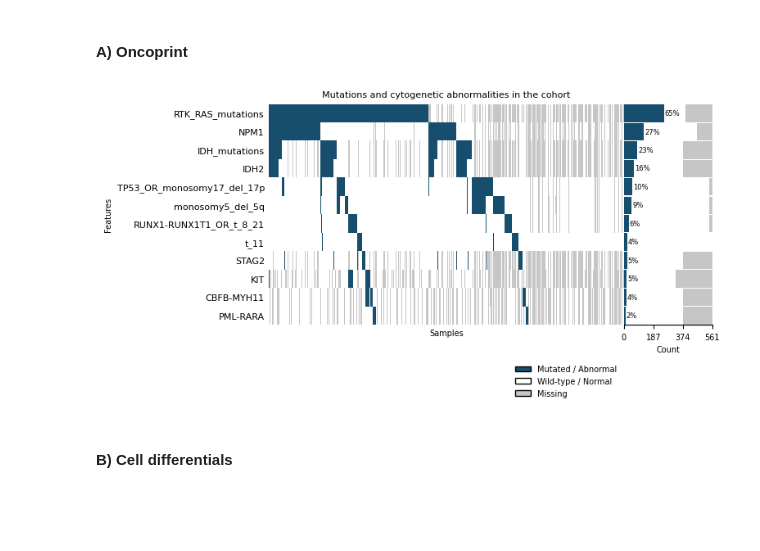
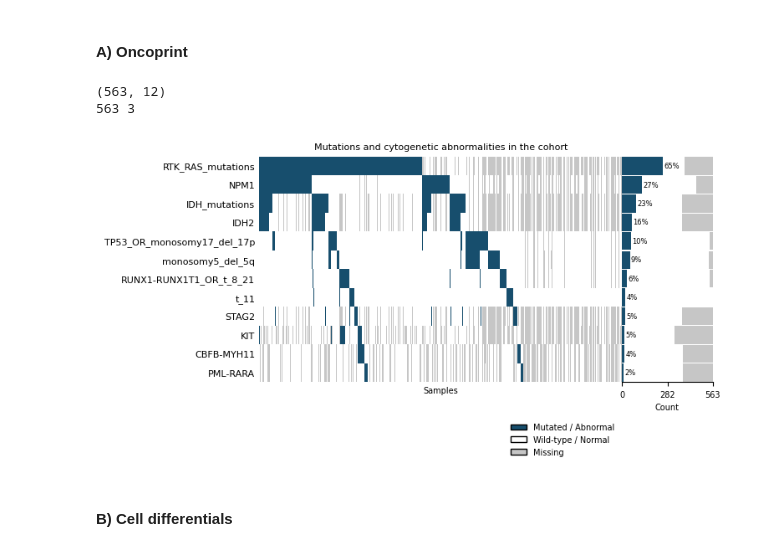
Before and after one commit to purz1/mut-pred-analysis, a Jupyter notebook: archive/data_analysis_30-01-2026.ipynb, the cells around one changed output. Saved outputs shown, nothing was run; the diff lists cells and outputs as text; code cells hidden in the pictures; blank space fills up the shorter version.

```diff
--- a/data_analysis.ipynb
+++ b/archive/data_analysis_30-01-2026.ipynb
@@ -1269,7 +1273,7 @@ def oncoprint(
 
     ax_heat.imshow(img, aspect="auto", interpolation="none", origin="upper")
 
-    ax_heat.set_xlim(-0.5, n_samples - 0.5)
+    ax_heat.set_xlim(-0.5, n_samples)
     ax_heat.set_ylim(-0.5, n_features - 0.5)
     ax_heat.set_xticks([])
     ax_heat.set_yticks(np.arange(n_features))
@@ -1329,7 +1333,11 @@ def oncoprint(
     ax_bar.set_yticks([])
     ax_bar.set_xlabel("Count", fontsize=fontsize - 1)
 
-    xticks = range(0, int(total_max) + 1, max(1, int(total_max) // num_xticks))
+    print(int(total_max), num_xticks)
+    # set last tick to total_max, and space ticks evenly with max `num_xticks` ticks
+    xticks = np.linspace(0, total_max, num=min(num_xticks, int(total_max) + 1), endpoint=True).round(0).astype(int)
+
+    #xticks = range(0, int(total_max) + 1, max(1, int(total_max) // num_xticks))
     ax_bar.set_xticks(xticks)
     ax_bar.set_xticklabels(xticks, fontsize=fontsize - 1)
 
@@ -2092,35 +2326,39 @@ Number of unique subjects across both datasets: 563
 subjects_with_image_date = set(df_bm["subject_id"]).union(set(df_pb["subject_id"]))
 
 # read labels (either from BM or PB) and filter to selected subjects
 labels = pd.read_excel(LABEL_DATA_PATH_BM)
 label_map = json.load(open(LABEL_MAP_PATH_BM, "r"))
 labels = get_target_labels(labels, label_map, SELECTED_VARIABLES)
 labels = labels[labels["subject_id"].isin(subjects_with_image_date)]
 
 df = labels[SELECTED_VARIABLES].replace({1: 'POS', 0: 'NEG'})
+
+print(df.shape)
 
 oncoprint(
     df,
     category_colors={"POS": "#174E6D", "NEG": "#FFFFFF"},
     category_names={"POS": "Mutated / Abnormal", "NEG": "Wild-type / Normal", "NaN": "Missing"},
     order_by="POS",
     missing_label="NaN",
     missing_color="#C6C6C6",
     show_percentages="POS",
     figsize=(7, 3.5),
     order_samples=True,
     order_features=True,
     highlight_feature=None,
     highlight_color="tab:red",
     title="Mutations and cytogenetic abnormalities in the cohort",
     xlabel="Samples",
-    ylabel="Features",
+    ylabel="",
     num_xticks=3,
     fontsize=8,
 )
 plt.show()
 # %% [output]
+(563, 12)
+563 3
-[figure, old version]
+[figure, new version]
 # %% [markdown]
 #### B) Cell differentials
 # %%
```
Also changed, not shown: parts of 40 cells of this notebook, 1 other file.
